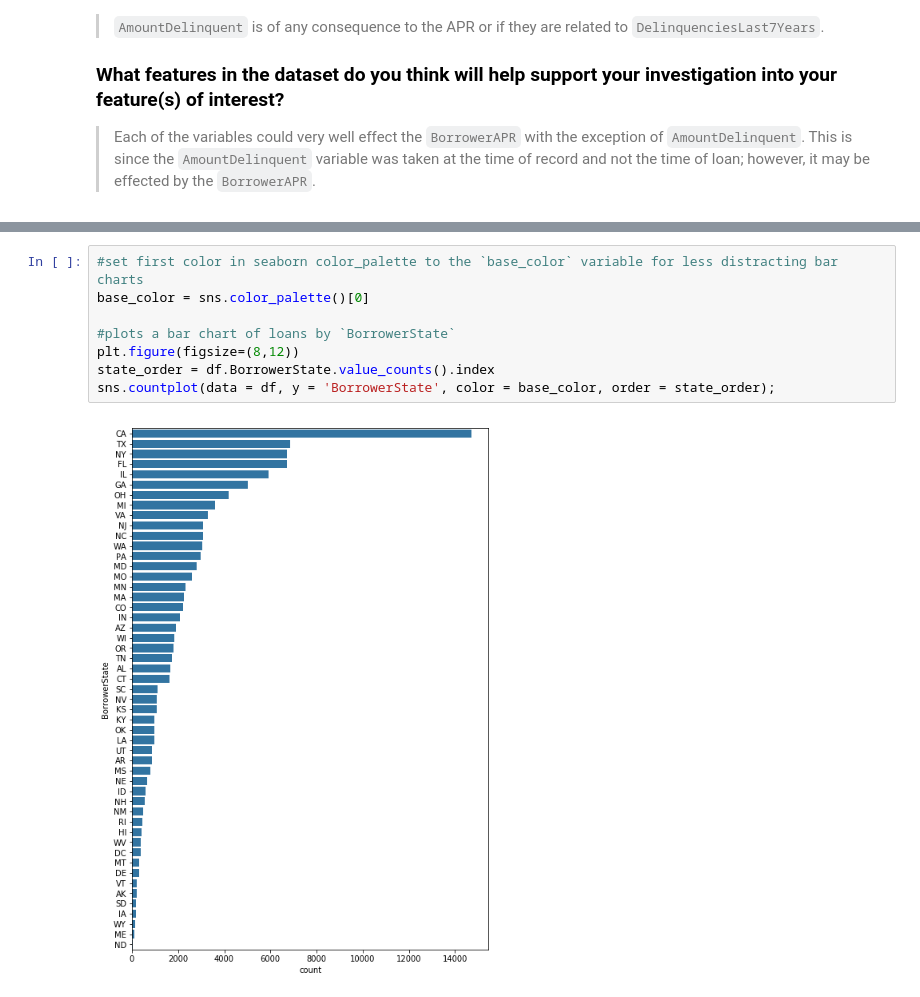
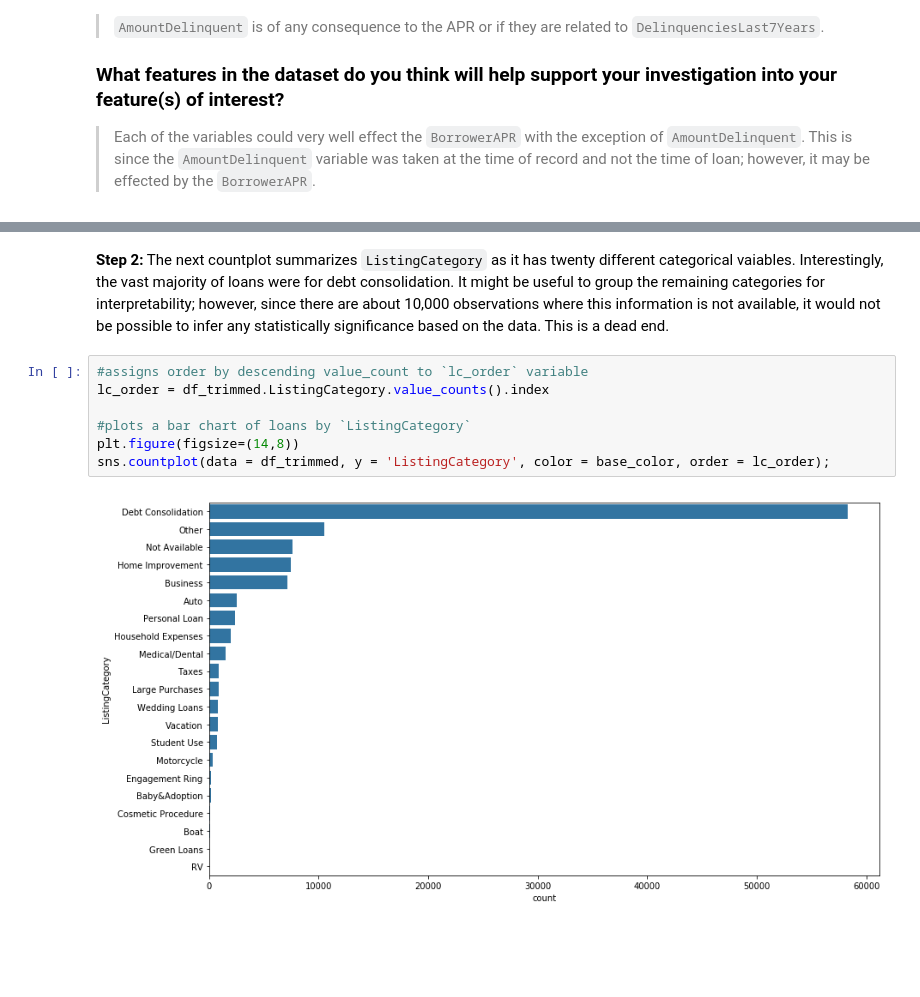
Before and after one commit to Jeff-VA/Udacity-Communicate-Data-Project, a Jupyter notebook: exploration_v2.ipynb, the cells around one changed output, grey strips where cells are left out. Saved outputs shown, nothing was run; the diff lists cells and outputs as text; blank space fills up the shorter version.

```diff
--- a/exploration_v2.ipynb
+++ b/exploration_v2.ipynb
@@ -277,10 +318,11 @@ memory usage: 7.0+ MB
+# %% [markdown]
+**Step 2:** The next countplot summarizes `ListingCategory` as it has twenty different categorical vaiables.  Interestingly, the vast majority of loans were for debt consolidation.  It might be useful to group the remaining categories for interpretability; however, since there are about 10,000 observations where this information is not available, it would not be possible to infer any statistically significance based on the data.  This is a dead end.
 # %%
-#set first color in seaborn color_palette to the `base_color` variable for less distracting bar charts
-base_color = sns.color_palette()[0]
+#assigns order by descending value_count to `lc_order` variable
+lc_order = df_trimmed.ListingCategory.value_counts().index
 
-#plots a bar chart of loans by `BorrowerState`
-plt.figure(figsize=(8,12))
-state_order = df.BorrowerState.value_counts().index
-sns.countplot(data = df, y = 'BorrowerState', color = base_color, order = state_order);
+#plots a bar chart of loans by `ListingCategory`
+plt.figure(figsize=(14,8))
+sns.countplot(data = df_trimmed, y = 'ListingCategory', color = base_color, order = lc_order);
 # %% [output]
-[figure, old version]
+[figure, new version]
```
Also changed, not shown: parts of 24 cells of this notebook.
